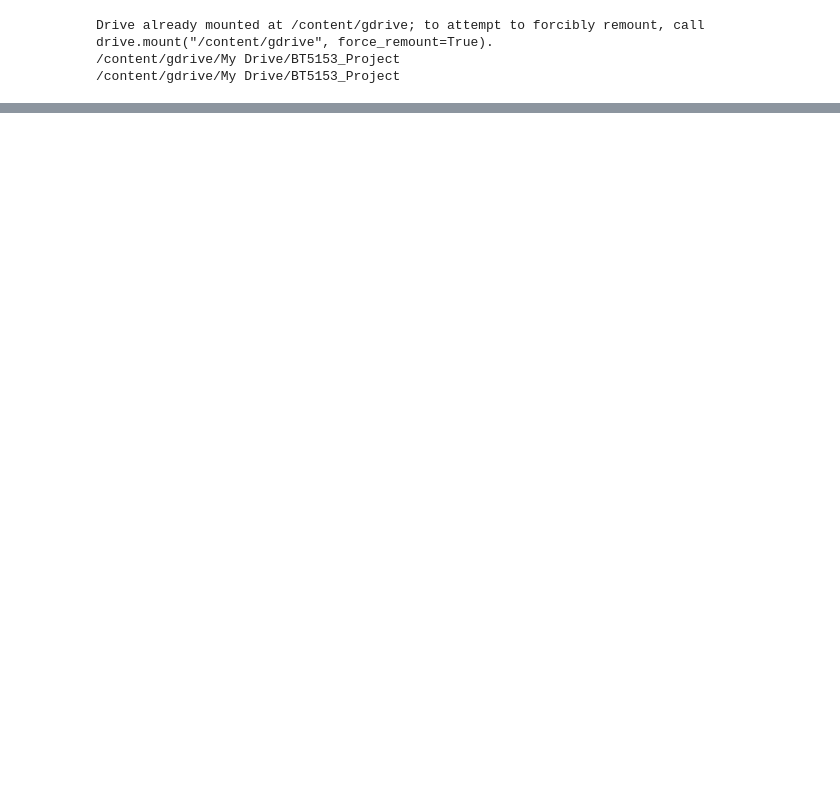
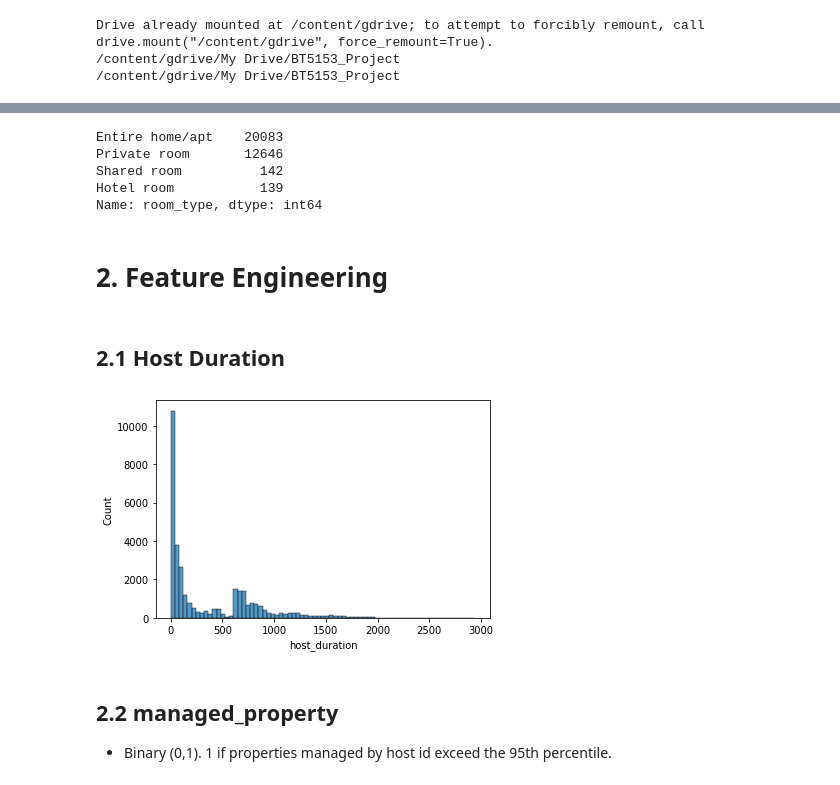
Before and after one commit to skoruthu/airbnb_recommender, a Jupyter notebook: content_based_recommendation.ipynb, the cells around one changed output, grey strips where cells are left out. Drawn from its saved outputs; the diff is of its cells as text; code cells hidden in the pictures; blank space fills up the shorter version.

```diff
--- a/content_based_recommendation.ipynb
+++ b/content_based_recommendation.ipynb
@@ -53,9 +71 @@ Index(['id', 'name', 'host_id', 'host_name', 'neighbourhood_group',
       dtype='object')
-# %%
-#drop columns not being compared
-cols_to_drop = ['last_review','host_name','neighbourhood_group', 'last_review','license','availability_365','calculated_host_listings_count','number_of_reviews']
-df.drop(cols_to_drop, axis = 1, inplace = True)
-
-#fill reviews per month nulls to 0
-df['reviews_per_month'].fillna(0, inplace = True)
-df
@@ -95,4 +71,0 @@ dtype: int64
-# %%
-#fill name nulls to 'Unnamed'
-df['name'].fillna('Unnamed', inplace = True)
-df.isna().sum()
@@ -114,0 +72,4 @@ dtype: int64
+# %%
+df = get_amenities(data = df,
+                   num_amenities =80, # best is to call 80 amenities and select from there
+                  verbose = True)
@@ -114,0 +89,24 @@ dtype: int64
+# %%
+df['room_type'].value_counts()
+# %% [output]
+Entire home/apt    20083
+Private room       12646
+Shared room          142
+Hotel room           139
+Name: room_type, dtype: int64
+# %% [markdown]
+# 2. Feature Engineering
+# %% [markdown]
+## 2.1 Host Duration
+# %%
+# Last scraped date = 2021-12-07 (7th Dec)
+df['host_duration'] = (pd.to_datetime('2021-12-10') - df['host_since']).dt.days
+# %%
+sns.histplot(df['host_duration'])
+plt.show()
+# %% [output]
+[figure, added]
+# %% [markdown]
+## 2.2 managed_property
+
+- Binary (0,1). 1 if properties managed by host id exceed the 95th percentile.
```
Also changed, not shown: parts of 60 cells of this notebook.
